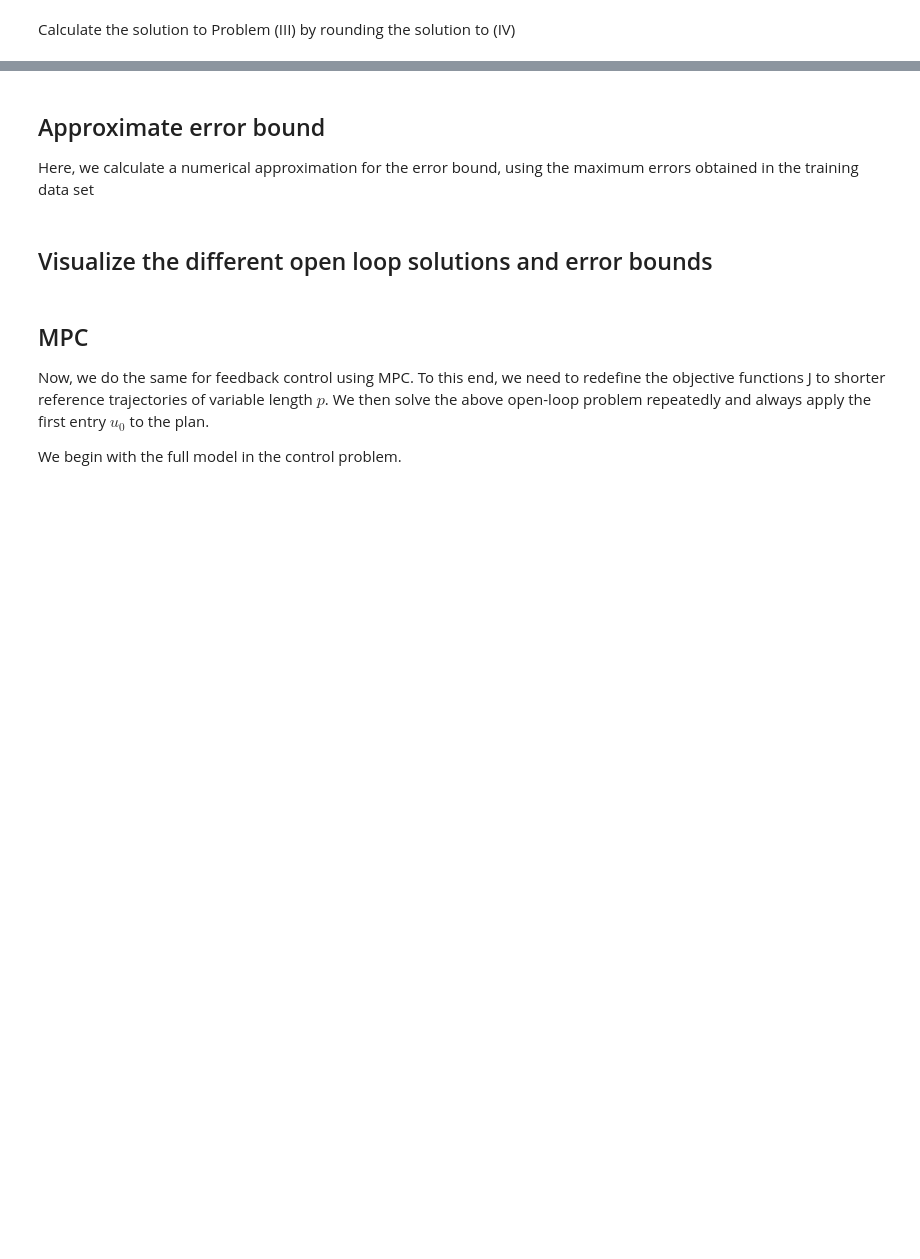
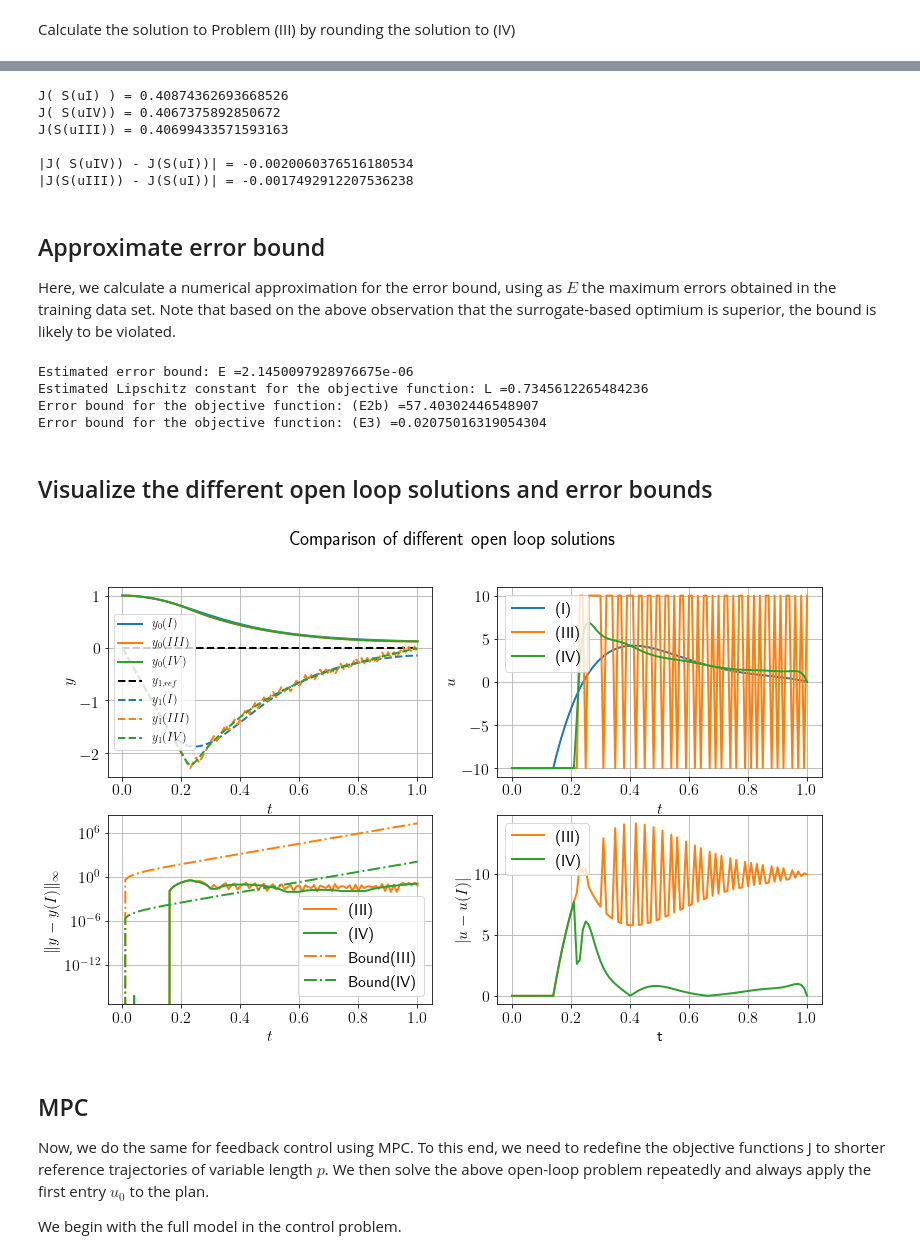
Before and after one commit to SebastianPeitz/QuaSiModO, a Jupyter notebook: Standalone_Duffing_EDMD.ipynb, the cells around one changed output, grey strips where cells are left out. Saved outputs shown, nothing was run; the diff lists cells and outputs as text; code cells hidden in the pictures; blank space fills up the shorter version.

```diff
--- a/Standalone_Duffing_EDMD.ipynb
+++ b/Standalone_Duffing_EDMD.ipynb
@@ -294,7 +297,7 @@ bounds = Bounds(u_min * np.ones(nt, dtype=float), u_max * np.ones(nt, dtype=floa
 # call optimizer
 print('Solve optimization problem (I) with T = {:.1f} ...'.format(T))
 t0 = time.time()
-res = minimize(J_I, u0, method='SLSQP', bounds=bounds)
+res = minimize(J_I, u0, method='SLSQP', bounds=bounds, options={'ftol': 1e-12})
 tI = time.time() - t0
 print('-> Done in {:.2f} seconds.\n'.format(tI))
 
@@ -323,7 +329,7 @@ bounds = Bounds(0.0 * np.ones(nt2, dtype=float), 1.0 * np.ones(nt2, dtype=float)
 # call optimizer
 print('Solve optimization problem (IV) with T = {:.1f} ...'.format(T))
 t0 = time.time()
-res = minimize(J_IV, alpha02, method='SLSQP', bounds=bounds)
+res = minimize(J_IV, alpha02, method='SLSQP', bounds=bounds, options={'ftol': 1e-12})
 tIV = time.time() - t0
 print('-> Done in {:.2f} seconds. Speedup factor versus (I): {:.2f}.\n'.format(tIV, tI/tIV))
 
@@ -345,7 +360,23 @@ yIII_opt = ODE(uIII_opt, y0)
+# %%
+JSuI = J_I(uI_opt)
+JSuIV = J_I(uIV_opt)
+JSuIII = J_I(uIII_opt)
+print('J( S(uI) ) = {}'.format(JSuI))
+print('J( S(uIV)) = {}'.format(JSuIV))
+print('J(S(uIII)) = {}\n'.format(JSuIII))
+print('|J( S(uIV)) - J(S(uI))| = {}'.format(JSuIV - JSuI))
+print('|J(S(uIII)) - J(S(uI))| = {}\n'.format(JSuIII-JSuI))
+# %% [output]
+J( S(uI) ) = 0.40874362693668526
+J( S(uIV)) = 0.4067375892850672
+J(S(uIII)) = 0.40699433571593163
+
+|J( S(uIV)) - J(S(uI))| = -0.0020060376516180534
+|J(S(uIII)) - J(S(uI))| = -0.0017492912207536238
 # %% [markdown]
 ## Approximate error bound
 
-Here, we calculate a numerical approximation for the error bound, using the maximum errors obtained in the training data set
+Here, we calculate a numerical approximation for the error bound, using as $E$ the maximum errors obtained in the training data set. Note that based on the above observation that the surrogate-based optimium is superior, the bound is likely to be violated.
 # %%
 gX = np.zeros(Y.shape)
 gY = np.zeros(Y.shape)
@@ -361,24 +392,55 @@ C2 = np.max(C2)
 
 L = C2
 
-E = np.zeros((nu, nu))
+# Create new data for validation
+nDataTest = 10000
+X = np.ones((dimY, nDataTest), dtype=float)
+for i in range(dimY):
+    X[i, :] *= y_min[i] + (y_max[i] - y_min[i]) * np.random.rand(nDataTest)
+Y = np.zeros((dimY, nDataTest, nu), dtype=float)
 for j in range(nu):
-    for i in range(nu):
-        E[j, i] = np.max(np.linalg.norm(Y[:, :, i] - (K[:, :, j] @ PsiX)[iy, :], ord=np.inf, axis=1))
-E = np.max(np.diag(E))
+    for i in range(nDataTest):
+        Y[:, i, j] = Phi(V[j], X[:, i])
 
+# Estimate error bound by maximal error over test data set
+E = np.zeros(nu)
+for j in range(nu):
+    E[j] = np.max(np.linalg.norm(Y[:, :, j] - (K[:, :, j] @ psi(X))[iy, :], ord=np.inf, axis=1))
+E = np.max(E)
+print('Estimated error bound: E ={}'.format(E))
+
+# Estimate lipschitz constant of objective function P
+L = 2 * h * np.sum(yI_opt[:, 0] * Q[0] + yI_opt[:, 1] * Q[1])
+print('Estimated Lipschitz constant for the objective function: L ={}'.format(L))
+
+# Bounds M1 and M2
 M1 = 0.0
 M2 = (C2 + C1 * T) * float(nu - 1) * dt
 
+eLdt = np.exp(L * dt)
+
+# Model error
 Emodel = np.zeros(nt2)
 for i in range(1, nt2):
-    Emodel[i] = (Emodel[i - 1] + E) * np.exp(L * dt)
+    Emodel[i] = (Emodel[i - 1] + E) * eLdt
 
-Ev = M1 * np.exp(L * t2)
-EMi = M2 * np.exp(L * t2)
+Ev = M1 * (eLdt * (np.exp(L * t2) - 1.0))/(eLdt - 1)
+EMi = M2 * (eLdt * (np.exp(L * t2) - 1.0))/(eLdt - 1)
+Er = 2 * L * np.sum(Emodel)
 
 E2 = Emodel + Ev + EMi
 E3 = Emodel + Ev
+
+EJ2b = Er + Ev[-1] + EMi[-1]
+EJ3 = Er + Ev[-1]
+
+print('Error bound for the objective function: (E2b) ={}'.format(EJ2b))
+print('Error bound for the objective function: (E3) ={}'.format(EJ3))
+# %% [output]
+Estimated error bound: E =2.1450097928976675e-06
+Estimated Lipschitz constant for the objective function: L =0.7345612265484236
+Error bound for the objective function: (E2b) =57.40302446548907
+Error bound for the objective function: (E3) =0.02075016319054304
 # %% [markdown]
 ## Visualize the different open loop solutions and error bounds
 # %%
@@ -393,36 +455,40 @@ ax[0].plot(t, yIII_opt[:, 0], linewidth=2, color='tab:orange', linestyle='solid'
 ax[0].plot(t, yIV_opt[:, 0], linewidth=2, color='tab:green', linestyle='solid', label=r'$y_0(IV)$')
 ax[0].plot(t, y_ref[:, 1], linewidth=2, color='k', linestyle='dashed', label=r'$y_{1,ref}$')
 ax[0].plot(t, yI_opt[:, 1], linewidth=2, color='tab:blue', linestyle='dashed', label=r'$y_1(I)$')
 ax[0].plot(t, yIII_opt[:, 1], linewidth=2, color='tab:orange', linestyle='dashed', label=r'$y_1(III)$')
 ax[0].plot(t, yIV_opt[:, 1], linewidth=2, color='tab:green', linestyle='dashed', label=r'$y_1(IV)$')
 ax[0].set_xlabel(r'$t$')
 ax[0].set_ylabel(r'$y$')
 ax[0].grid()
 ax[0].legend(fontsize=12)
 ax[1].plot(t, uI_opt, linewidth=2, color='tab:blue', linestyle='solid', label=r'(I)')
 ax[1].plot(t, uIII_opt, linewidth=2, color='tab:orange', linestyle='solid', label=r'(III)')
 ax[1].plot(t, uIV_opt, linewidth=2, color='tab:green', linestyle='solid', label=r'(IV)')
 ax[1].set_xlabel(r'$t$')
 ax[1].set_ylabel(r'$u$')
 ax[1].grid()
 ax[1].legend()
 ax[2].plot(t, np.linalg.norm(yI_opt - yIII_opt, ord=np.inf, axis=1), linewidth=2, color='tab:orange', linestyle='solid', label=r'(III)')
 ax[2].plot(t, np.linalg.norm(yI_opt - yIV_opt, ord=np.inf, axis=1), linewidth=2, color='tab:green', linestyle='solid', label=r'(IV)')
-# ax[2].plot(t2, E2, linewidth=2, color='tab:orange', linestyle='dashdot', label=r'Bound(III)')
-# ax[2].plot(t2, E3, linewidth=2, color='tab:green', linestyle='dashdot', label=r'Bound(IV)')
-# ax[2].set_yscale('log')
+ax[2].plot(t2, E2, linewidth=2, color='tab:orange', linestyle='dashdot', label=r'Bound(III)')
+ax[2].plot(t2, E3, linewidth=2, color='tab:green', linestyle='dashdot', label=r'Bound(IV)')
+# ax[2].set_ylim((0, np.max(np.linalg.norm(yI_opt - yIII_opt, ord=np.inf, axis=1))))
+# ax[2].set_xlim((t2[0], t2[-1]))
+ax[2].set_yscale('log')
 ax[2].set_xlabel(r'$t$')
 ax[2].set_ylabel(r'$\|y - y(I)\|_{\infty}$')
 ax[2].grid()
 ax[2].legend()
 ax[3].plot(t, np.absolute(uIII_opt - uI_opt), linewidth=2, color='tab:orange', linestyle='solid', label=r'(III)')
 ax[3].plot(t, np.absolute(uIV_opt - uI_opt), linewidth=2, color='tab:green', linestyle='solid', label=r'(IV)')
 ax[3].set_xlabel(r't')
 ax[3].set_ylabel(r'$|u - u(I)|$')
 ax[3].grid()
 ax[3].legend()
 fig.suptitle(r'Comparison of different open loop solutions')
 plt.show()
+# %% [output]
+[figure, added]
 # %% [markdown]
 ## MPC
 
```
Also changed, not shown: parts of 9 cells of this notebook, 1 other file.
